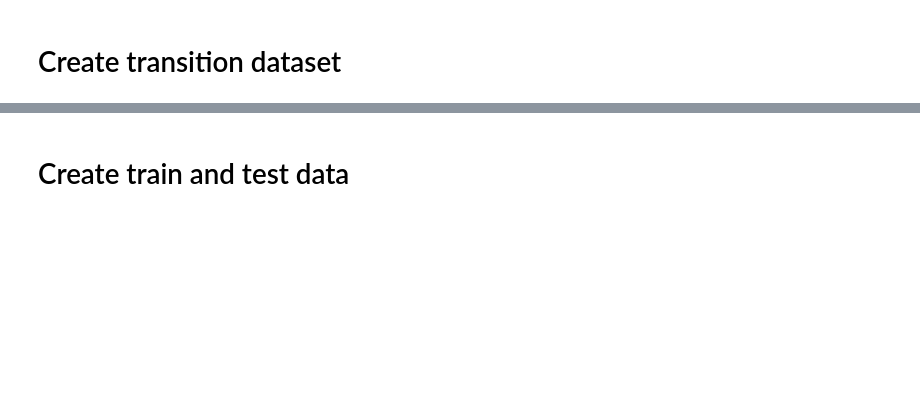
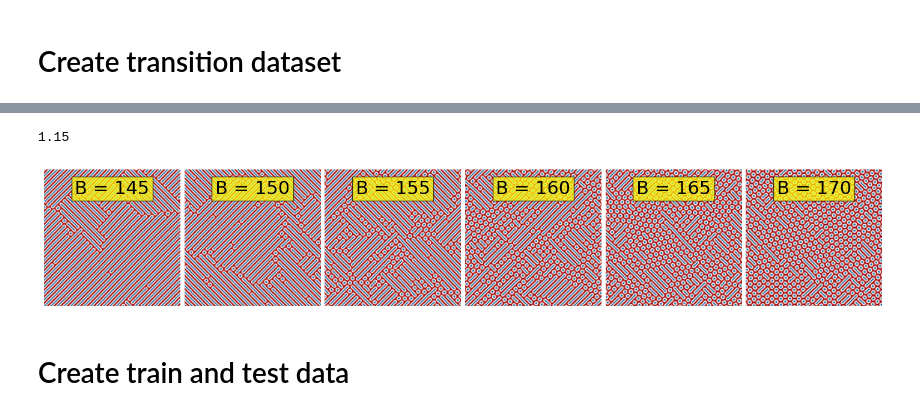
Before and after one commit to rendeka/diploma_thesis, a Jupyter notebook: todo_creating_dataset.ipynb, the cells around one changed output, grey strips where cells are left out. Cells and saved outputs as stored; diff of their text form; code cells hidden in the pictures; blank space fills up the shorter version.

```diff
--- a/todo_creating_dataset.ipynb
+++ b/todo_creating_dataset.ipynb
@@ -328,5 +321,12 @@ for D, dataset in data_trans_fe_sk.items():
-# %%
-for D, dataset in data_trans_sk_sp.items():
-    print(D)
-    visualize_images(dataset["images"][::4], labels=dataset["labels"][::4], row_size=5)
+# %%
+for D, dataset in data_trans_sk_sp.items():
+    if D != "1.15":
+        continue
+    print(D)
+    # print(dataset["images"].shape)
+    b_labels = [f"B = {int(b)}" for b in dataset['b_values'][::20]]
+    visualize_images(dataset["images"][::20][1:], b_labels[1:], row_size=6, save="sk_sp_D_115")
+# %% [output]
+1.15
+[figure, added]
 # %%
```
Also changed, not shown: parts of 13 cells of this notebook, 53 other files.
